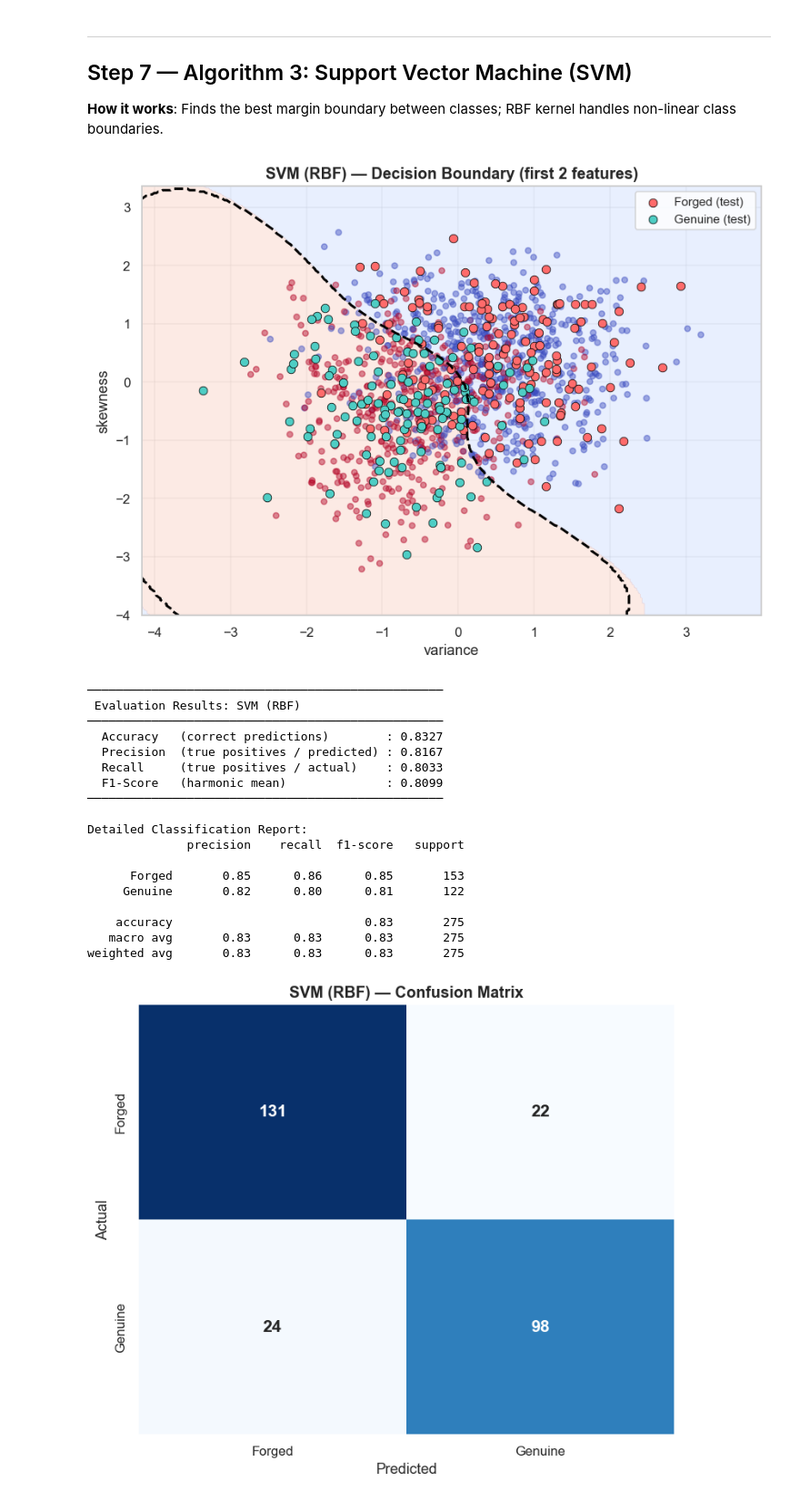
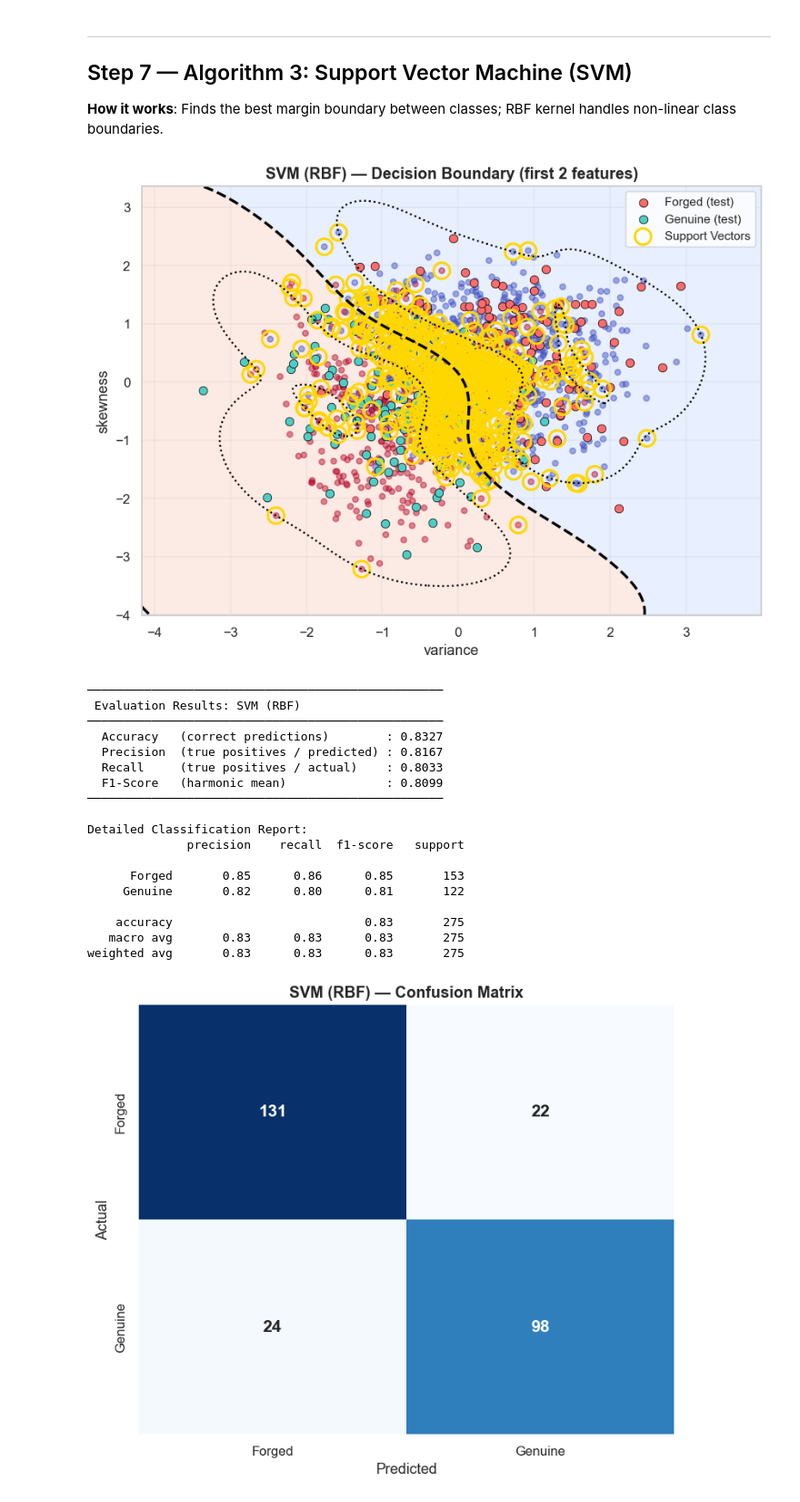
Before and after one commit to LakshyaAhlawat/banknote_authentication, a Jupyter notebook: banknote_authentication.ipynb, the cells around one changed output. Shown at 91% size. Saved outputs shown, nothing was run; the diff lists cells and outputs as text; code cells hidden in the pictures.

Commit message:
Add SVM margin and support vector visualization

```diff
--- a/banknote_authentication.ipynb
+++ b/banknote_authentication.ipynb
@@ -448,9 +448,12 @@ def plot_confusion_matrix(model_name, y_true, y_pred):
 
 # -- Helper function to show 2D decision boundary --
 
-def plot_decision_boundary_2d(model, X_train_2d, y_train, X_test_2d, y_test, model_name, feature_names):
+def plot_decision_boundary_2d(
+    model, X_train_2d, y_train, X_test_2d, y_test, model_name, feature_names, show_svm_details=False
+):
     """
     Fit on 2 features and visualize decision boundary + points.
+    If show_svm_details=True, also draw SVM margins and support vectors.
     """
     y_train_arr = np.asarray(y_train)
     y_test_arr = np.asarray(y_test)
@@ -472,7 +475,10 @@ def plot_decision_boundary_2d(model, X_train_2d, y_train, X_test_2d, y_test, mod
     plt.figure(figsize=(8, 6))
     plt.contourf(xx, yy, z, levels=np.arange(-0.5, 2, 1), alpha=0.20, cmap="coolwarm")
 
-    if hasattr(model, "predict_proba"):
+    if show_svm_details and hasattr(model, "decision_function"):
+        scores = model.decision_function(grid).reshape(xx.shape)
+        plt.contour(xx, yy, scores, levels=[-1, 0, 1], colors="black", linewidths=[1.5, 2.2, 1.5], linestyles=[":", "--", ":"])
+    elif hasattr(model, "predict_proba"):
         probs = model.predict_proba(grid)[:, 1].reshape(xx.shape)
         plt.contour(xx, yy, probs, levels=[0.5], colors="black", linewidths=2, linestyles="--")
     elif hasattr(model, "decision_function"):
@@ -493,6 +499,14 @@ def plot_decision_boundary_2d(model, X_train_2d, y_train, X_test_2d, y_test, mod
         c="#4ECDC4", edgecolors="black", linewidths=0.5, s=48, label="Genuine (test)"
     )
 
+    if show_svm_details and hasattr(model, "support_vectors_"):
+        sv = model.support_vectors_
+        plt.scatter(
+            sv[:, 0], sv[:, 1],
+            s=180, facecolors="none", edgecolors="gold", linewidths=2.0,
+            label="Support Vectors"
+        )
+
     plt.title(f"{model_name} — Decision Boundary (first 2 features)", fontsize=13, fontweight="bold")
     plt.xlabel(feature_names[0])
     plt.ylabel(feature_names[1])
@@ -892,35 +906,36 @@ svm_model = SVC(
     kernel="rbf",
     C=1.0,
     gamma="scale",
     probability=True,
     random_state=RANDOM_SEED
 )
 
 svm_model.fit(X_train_scaled, y_train)
 y_pred_svm = svm_model.predict(X_test_scaled)
 y_prob_svm = svm_model.predict_proba(X_test_scaled)[:, 1]
 
 # Plot 2D decision boundary using first 2 features
 feature_pair = [X_train.columns[0], X_train.columns[1]]
 svm_vis_model = SVC(kernel="rbf", C=1.0, gamma="scale", probability=True, random_state=RANDOM_SEED)
 plot_decision_boundary_2d(
     model=svm_vis_model,
     X_train_2d=X_train_scaled[:, :2],
     y_train=y_train,
     X_test_2d=X_test_scaled[:, :2],
     y_test=y_test,
     model_name="SVM (RBF)",
-    feature_names=feature_pair
+    feature_names=feature_pair,
+    show_svm_details=True
 )
 
 # Evaluate
 svm_results = evaluate_model("SVM (RBF)", y_test, y_pred_svm)
 all_results["SVM"] = svm_results
 
 print("\nDetailed Classification Report:")
 print(classification_report(y_test, y_pred_svm, target_names=["Forged", "Genuine"]))
 # %% [output]
-[figure, old version]
+[figure, new version]
 ──────────────────────────────────────────────────
  Evaluation Results: SVM (RBF)
 ──────────────────────────────────────────────────
```
